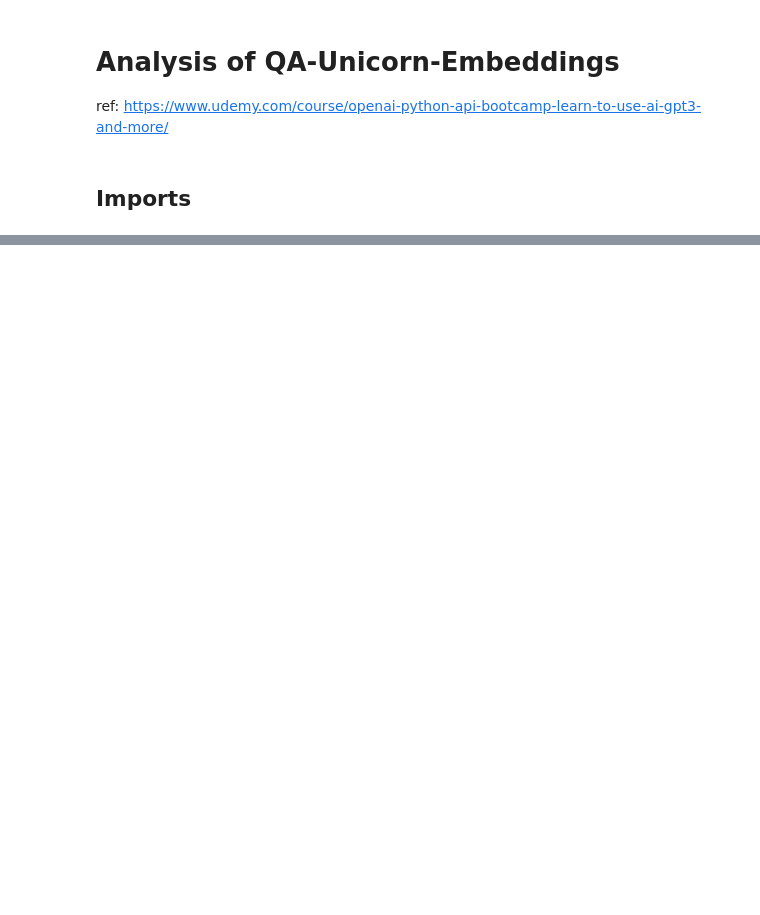
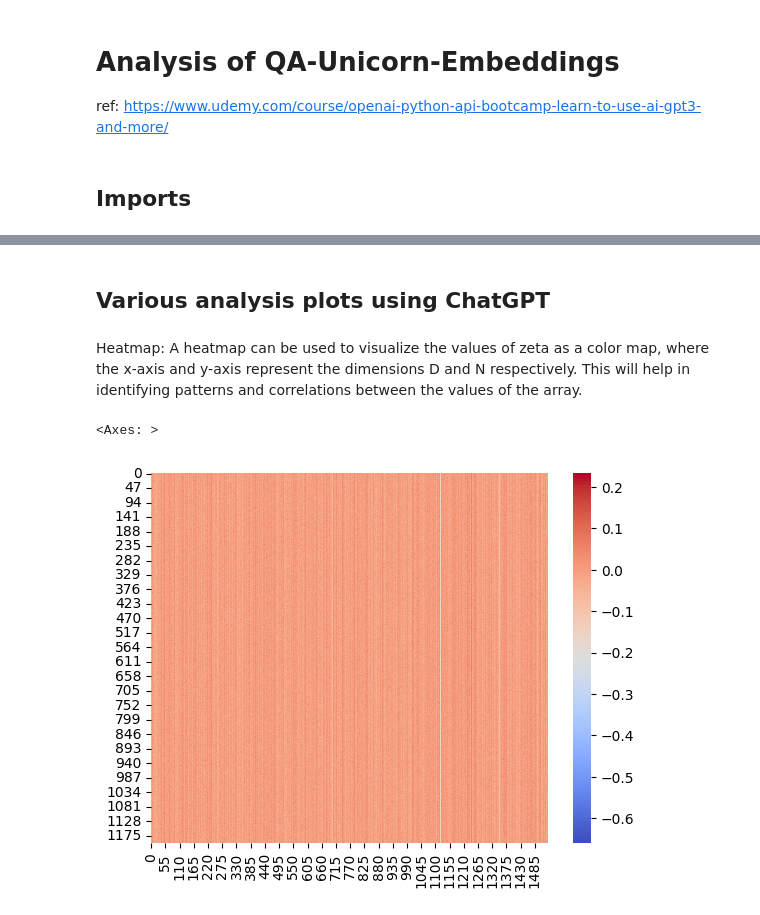
Before and after one commit to Hackathorn/Udemy-JP-OpenAI-API-Bootcamp, a Jupyter notebook: 09-Text-Embedding/QA_LS_Analysis.ipynb, the cells around one changed output, grey strips where cells are left out. Cells and saved outputs as stored; diff of their text form; code cells hidden in the pictures; blank space fills up the shorter version.

Commit message:
revise analysis nb

```diff
--- a/09-Text-Embedding/QA_LS_Analysis.ipynb
+++ b/09-Text-Embedding/QA_LS_Analysis.ipynb
@@ -26,0 +34,15 @@ sample_data
+# %%
+with open('zeta.npy', 'rb') as f:
+    zeta = np.load(f, allow_pickle=True)
+# %% [markdown]
+## Various analysis plots using ChatGPT
+# %% [markdown]
+Heatmap: A heatmap can be used to visualize the values of zeta as a color map, where the x-axis and y-axis represent the dimensions D and N respectively. This will help in identifying patterns and correlations between the values of the array.
+# %%
+import seaborn as sns
+import numpy as np
+
+sns.heatmap(zeta, cmap='coolwarm')
+# %% [output]
+<Axes: >
+[figure, added]
```
Also changed, not shown: parts of 17 cells of this notebook.
